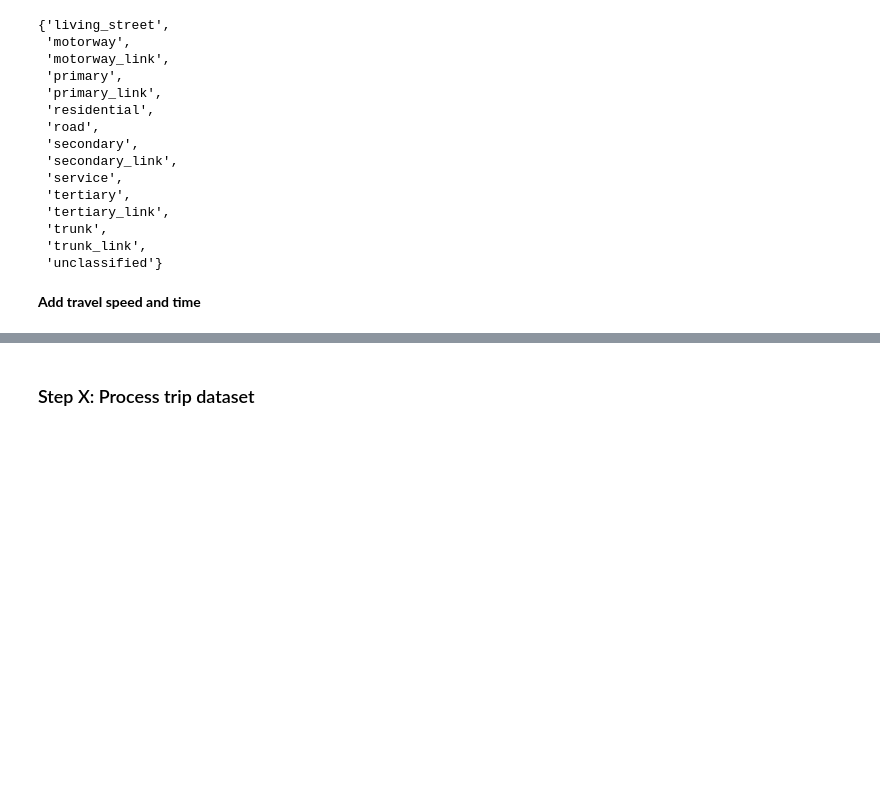
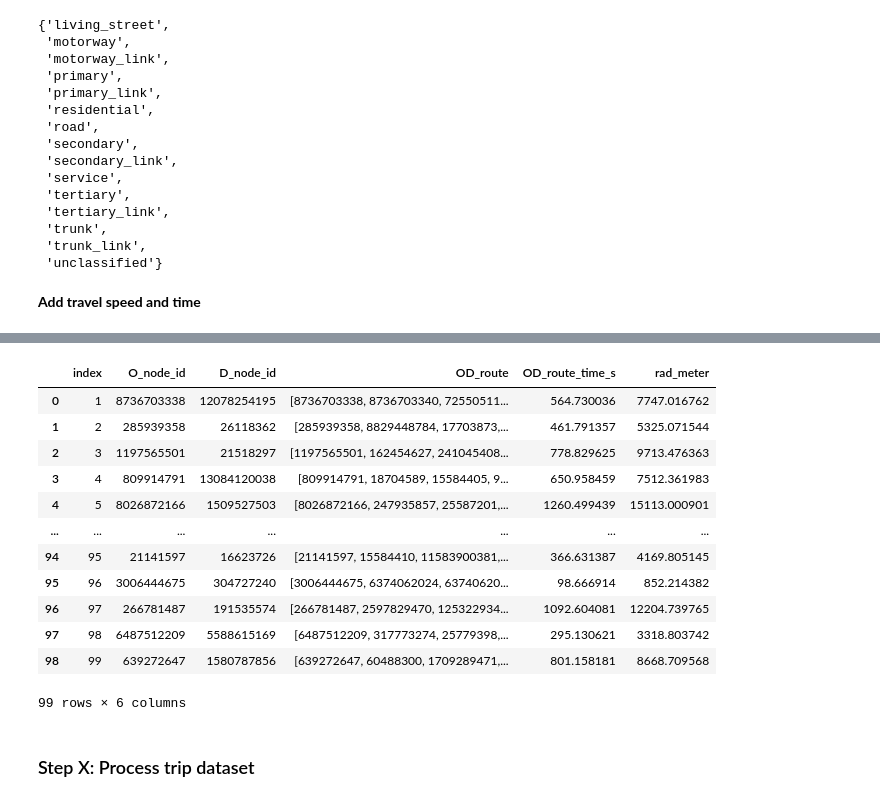
Before and after one commit to jesuslovesyiyi/Global-road-network-resilience, a Jupyter notebook: analysis/05_Validation.ipynb, the cells around one changed output, grey strips where cells are left out. Cells and saved outputs as stored; diff of their text form; code cells hidden in the pictures; blank space fills up the shorter version.

```diff
--- a/analysis/05_Validation.ipynb
+++ b/analysis/05_Validation.ipynb
@@ -1194,0 +1298,3 @@ ox.io.save_graph_geopackage(G_lite, home_dir + '/Hamburg_validation/HH_lite.gpkg
+# %%
+# Load network/graph with edge speed and travel time
+HH_graph = pickle.load(open(home_dir + '/Hamburg_validation/HH_lite_speed_time.pk', 'rb'))
@@ -1195,3 +1385,19 @@ ox.io.save_graph_geopackage(G_lite, home_dir + '/Hamburg_validation/HH_lite.gpkg
+# %%
+OD_df
+# %% [output]
+|  | index | O_node_id | D_node_id | OD_route | OD_route_time_s | rad_meter |
+| 0 | 1 | 8736703338 | 12078254195 | [8736703338, 8736703340, 72550511... | 564.730036 | 7747.016762 |
+| 1 | 2 | 285939358 | 26118362 | [285939358, 8829448784, 17703873,... | 461.791357 | 5325.071544 |
+| 2 | 3 | 1197565501 | 21518297 | [1197565501, 162454627, 241045408... | 778.829625 | 9713.476363 |
+| 3 | 4 | 809914791 | 13084120038 | [809914791, 18704589, 15584405, 9... | 650.958459 | 7512.361983 |
+| 4 | 5 | 8026872166 | 1509527503 | [8026872166, 247935857, 25587201,... | 1260.499439 | 15113.000901 |
+| ... | ... | ... | ... | ... | ... | ... |
+| 94 | 95 | 21141597 | 16623726 | [21141597, 15584410, 11583900381,... | 366.631387 | 4169.805145 |
+| 95 | 96 | 3006444675 | 304727240 | [3006444675, 6374062024, 63740620... | 98.666914 | 852.214382 |
+| 96 | 97 | 266781487 | 191535574 | [266781487, 2597829470, 125322934... | 1092.604081 | 12204.739765 |
+| 97 | 98 | 6487512209 | 5588615169 | [6487512209, 317773274, 25779398,... | 295.130621 | 3318.803742 |
+| 98 | 99 | 639272647 | 1580787856 | [639272647, 60488300, 1709289471,... | 801.158181 | 8668.709568 |
+99 rows × 6 columns
 # %% [markdown]
 ### Step X: Process trip dataset
 # %%
```
Also changed, not shown: parts of 8 cells of this notebook.
